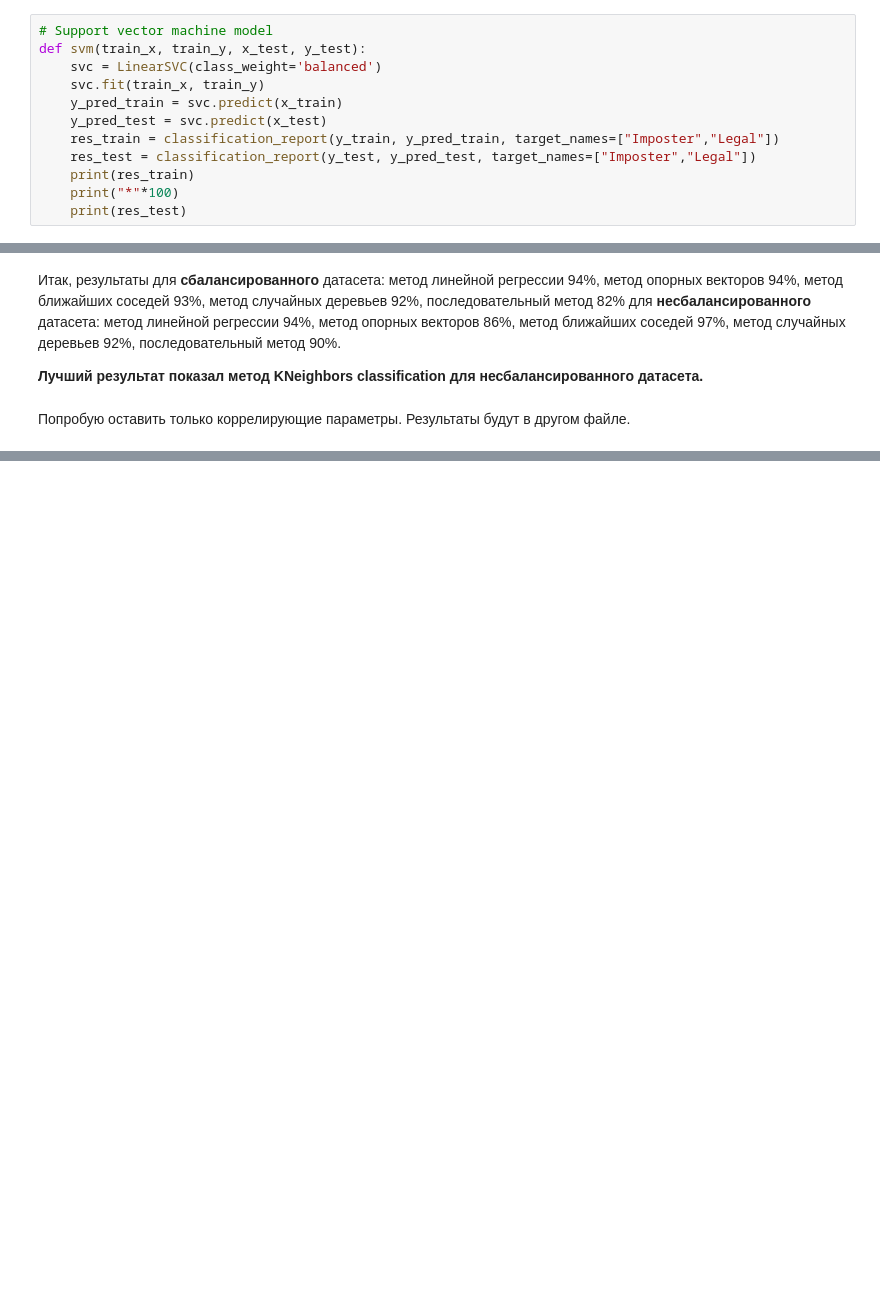
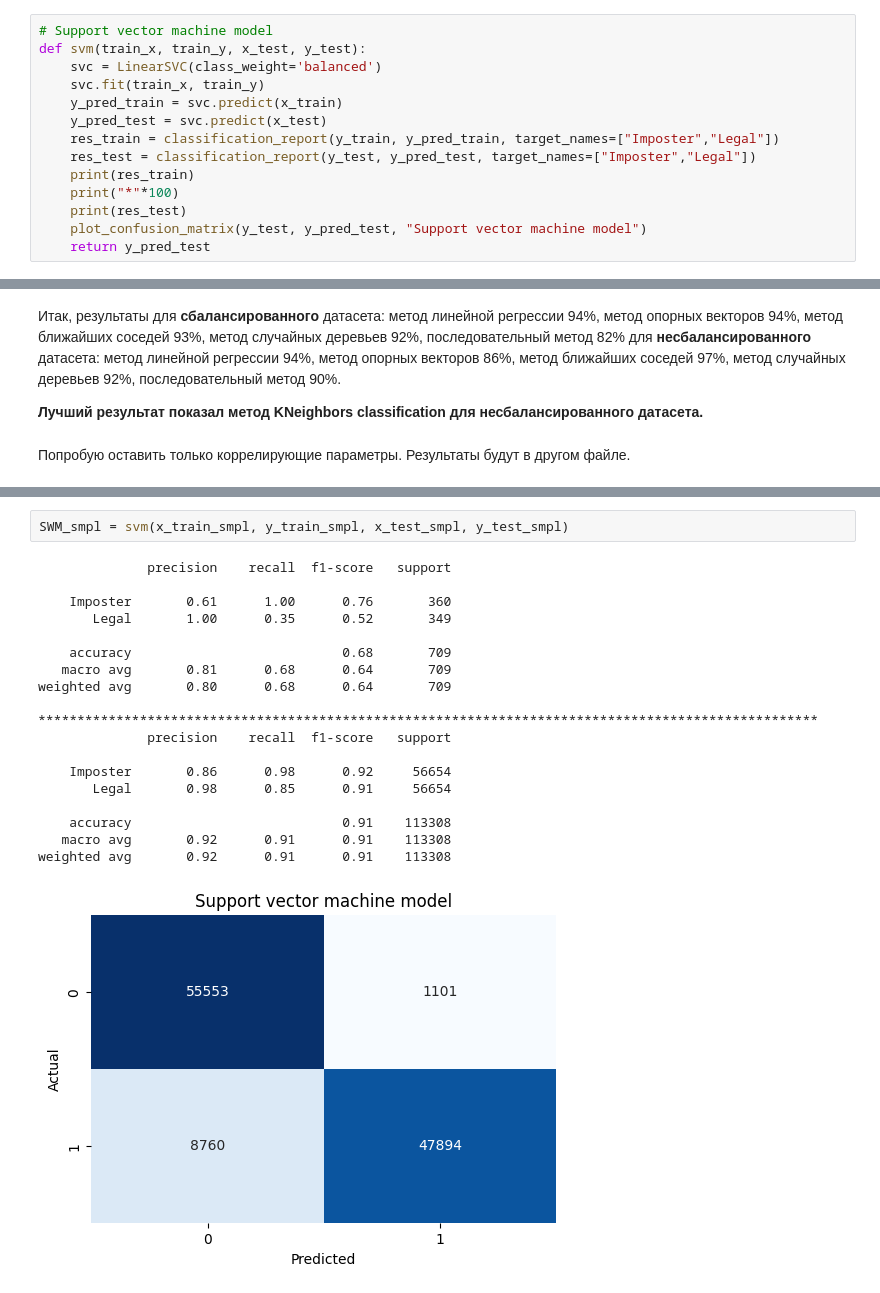
Before and after one commit to LitvinovaYaI/ML_Credit_cards, a Jupyter notebook: ML_task2.ipynb, the cells around one changed output, grey strips where cells are left out. Cells and saved outputs as stored; diff of their text form; blank space fills up the shorter version.

```diff
--- a/ML_task2.ipynb
+++ b/ML_task2.ipynb
@@ -200,6 +215,8 @@ def svm(train_x, train_y, x_test, y_test):
     print(res_train)
     print("*"*100)
     print(res_test)
+    plot_confusion_matrix(y_test, y_pred_test, "Support vector machine model")
+    return y_pred_test
 # %%
 #KNeighbors classification model
 def KNeighbors(x_train, y_train, x_test, y_test):
@@ -476,0 +545,22 @@ weighted avg       1.00      1.00      1.00     56746
+# %%
+SWM_smpl = svm(x_train_smpl, y_train_smpl, x_test_smpl, y_test_smpl)
+# %% [output]
+              precision    recall  f1-score   support
+
+    Imposter       0.61      1.00      0.76       360
+       Legal       1.00      0.35      0.52       349
+
+    accuracy                           0.68       709
+   macro avg       0.81      0.68      0.64       709
+weighted avg       0.80      0.68      0.64       709
+
+****************************************************************************************************
+              precision    recall  f1-score   support
+
+    Imposter       0.86      0.98      0.92     56654
+       Legal       0.98      0.85      0.91     56654
+
+    accuracy                           0.91    113308
+   macro avg       0.92      0.91      0.91    113308
+weighted avg       0.92      0.91      0.91    113308
+[figure, added]
```
Also changed, not shown: parts of 33 cells of this notebook.
